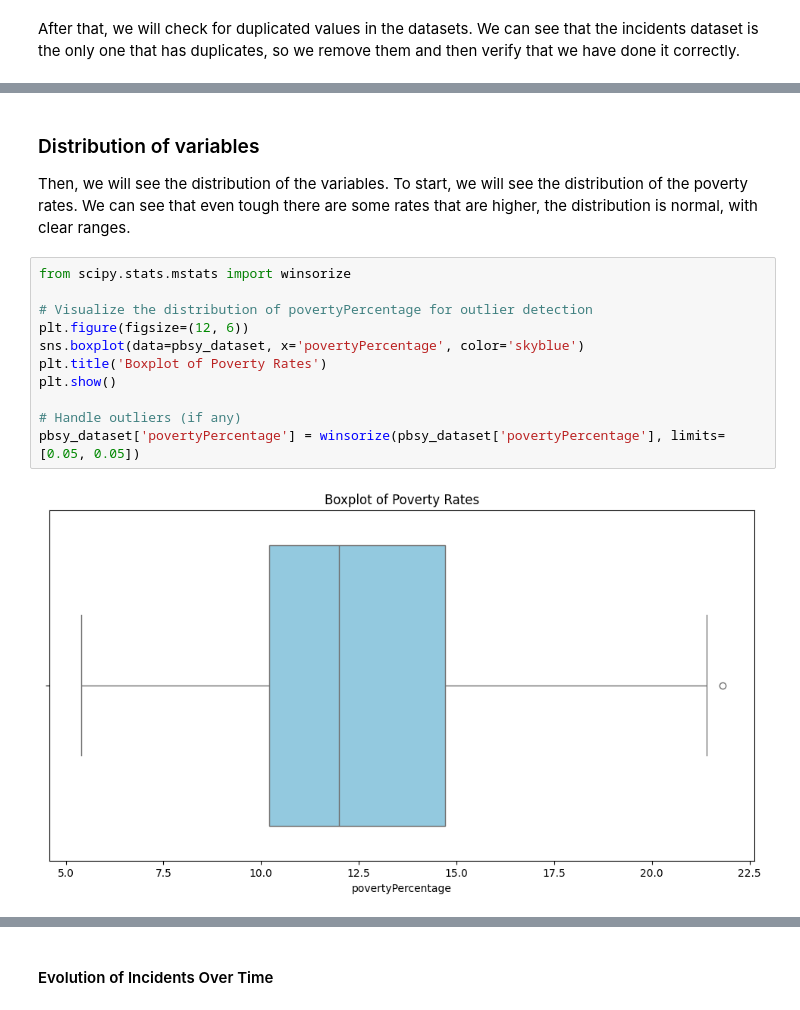
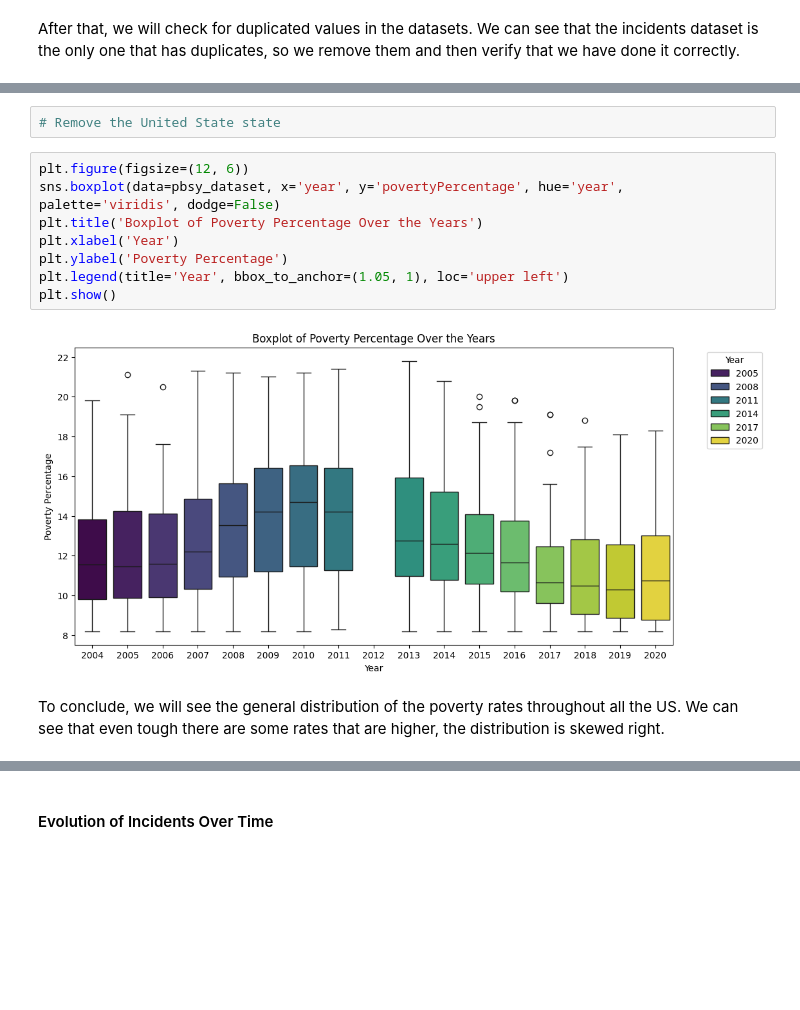
Before and after one commit to Marc2910llv/Gun-Incidents-In-USA-DataMining, a Jupyter notebook: Data_Mining_Project.ipynb, the cells around one changed output, grey strips where cells are left out. Saved outputs shown, nothing was run; the diff lists cells and outputs as text; blank space fills up the shorter version.

```diff
--- a/Data_Mining_Project.ipynb
+++ b/Data_Mining_Project.ipynb
@@ -285,17 +301,14 @@ Number of Duplicates: 0
+# %%
+# Remove the United State state
+# %%
+plt.figure(figsize=(12, 6))
+sns.boxplot(data=pbsy_dataset, x='year', y='povertyPercentage', hue='year', palette='viridis', dodge=False)
+plt.title('Boxplot of Poverty Percentage Over the Years')
+plt.xlabel('Year')
+plt.ylabel('Poverty Percentage')
+plt.legend(title='Year', bbox_to_anchor=(1.05, 1), loc='upper left')
+plt.show()
+# %% [output]
+[figure, added]
 # %% [markdown]
-### Distribution of variables
-
-Then, we will see the distribution of the variables. To start, we will see the distribution of the poverty rates. We can see that even tough there are some rates that are higher, the distribution is normal, with clear ranges.
+To conclude, we will see the general distribution of the poverty rates throughout all the US. We can see that even tough there are some rates that are higher, the distribution is skewed right.
-# %%
-from scipy.stats.mstats import winsorize
-
-# Visualize the distribution of povertyPercentage for outlier detection
-plt.figure(figsize=(12, 6))
-sns.boxplot(data=pbsy_dataset, x='povertyPercentage', color='skyblue')
-plt.title('Boxplot of Poverty Rates')
-plt.show()
-
-# Handle outliers (if any)
-pbsy_dataset['povertyPercentage'] = winsorize(pbsy_dataset['povertyPercentage'], limits=[0.05, 0.05])
-# %% [output]
-[figure, removed]
```
Also changed, not shown: parts of 32 cells of this notebook.
